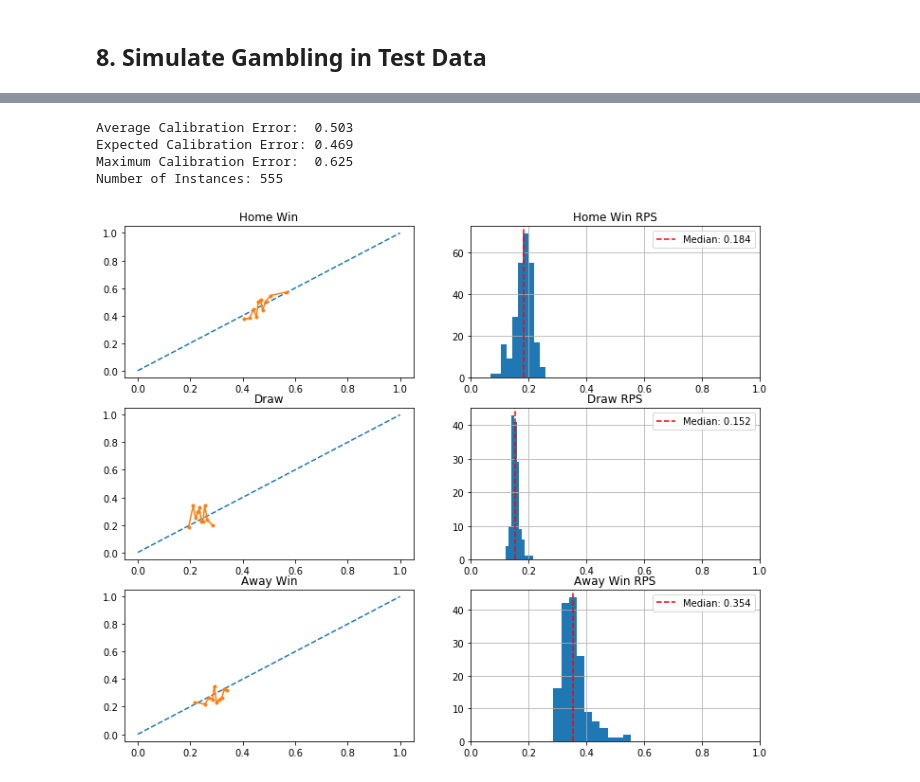
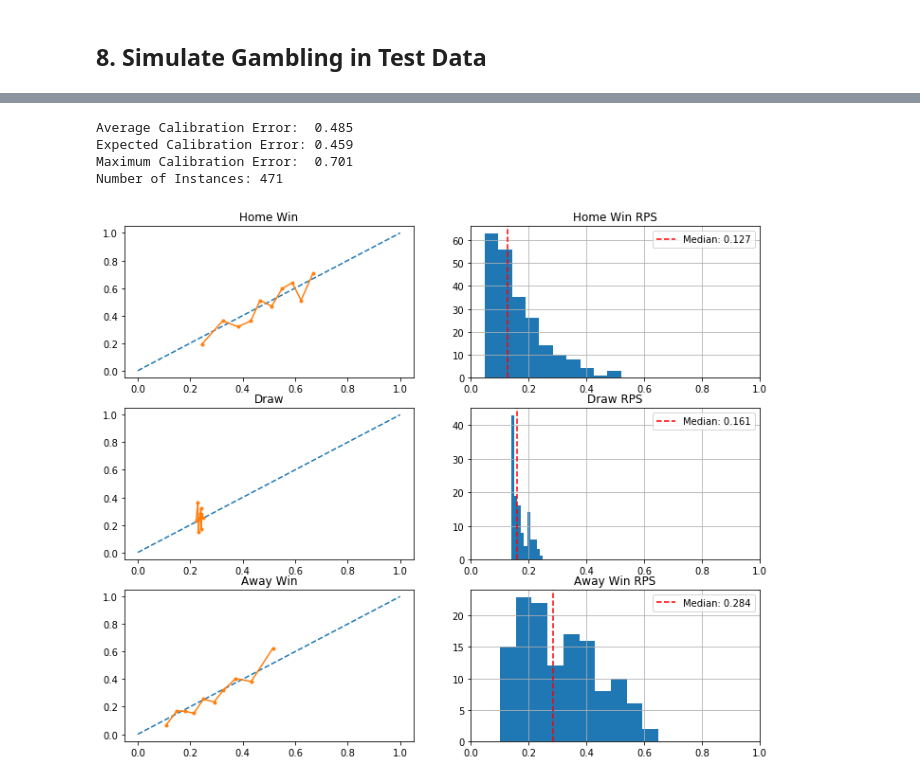
Before and after one commit to DMacGillivray/soccer-predictions, a Jupyter notebook: notebooks/0005.0000 Modeling - Classifiers + Probability Calibration.ipynb, the cells around one changed output, grey strips where cells are left out. Saved outputs shown, nothing was run; the diff lists cells and outputs as text; code cells hidden in the pictures.

```diff
--- a/notebooks/0005.0000 Modeling - Classifiers + Probability Calibration.ipynb
+++ b/notebooks/0005.0000 Modeling - Classifiers + Probability Calibration.ipynb
@@ -150,7 +151,7 @@ We can either drop all games where the teams have not played, or we can impute
 
 This is quite a big notebook, so for the sake of brevity we will drop all games unless each team has played n previous games
 # %%
-n_back=1
+n_back=2
 df_cut = cut_historical_games(df_select_features, n_back=n_back, drop_all_nan_rows=True, how='any')
 df_cut.head()
 # %% [output]
@@ -526,6 +512,6 @@ CalibratedClassifierCV(base_estimator=LogisticRegression(C=1.0,
                        cv='prefit', method='sigmoid')
 # %%
-def predict_on_test(X_t, y_y, meta_t, clf, srs):
+def predict_on_test(X_t, y_y, meta_t, srs, sig_clf):
     meta_t = meta_held_out_test.copy(deep=True)
     X_t = X_held_out_test.copy(deep=True)
     y_t = y_held_out_test.copy(deep=True)
@@ -535,7 +521,7 @@ def predict_on_test(X_t, y_y, meta_t, clf, srs):
     y_t.reset_index(drop=True, inplace=True)
 
 
-    # X_t = srs.transform(X_t)
+    X_t = srs.transform(X_t)
     test_preds = sig_clf.predict_proba(X_t)
     test_preds_df = pd.DataFrame(test_preds, columns = clf.classes_)
     df_test = pd.concat([meta_t, test_preds_df], sort=False, axis=1)
@@ -654,39 +640,39 @@ def do_bets(df_orig):
 def calculate_EVs(df_orig):
     df = df_orig.copy(deep=True)
     df['hwin_unit_EV'] = (df[1]* (df['hwinOddsMean']-1)) + ((1- df[1]) * -1)
     df['draw_unit_EV'] = (df[2]* (df['drawOddsMean']-1)) + ((1- df[2]) * -1)
     df['awin_unit_EV'] = (df[3]* (df['awinOddsMean']-1)) + ((1- df[3]) * -1)
     return df
 
 
 def simulate_betting(df,
                      strategy='highest_EV_per_game',
                      param_dict={'EV_threshold': 0.0}):
 
     df = calculate_EVs(df)
 
     if strategy == 'highest_EV_per_game':
         df = bet_highest_EV_per_game(df, param_dict)
     if strategy == 'all_positive_EVs':
         df = bet_all_positive_EVs(df, param_dict)
     if strategy == 'single_bet_type_positive_EV':
         df = bet_single_bet_positive_EV(df, param_dict)
 
     df = do_bets(df)
     return df
 
 
 
-df = predict_on_test(X_held_out_test, y_held_out_test, meta_held_out_test, clf, srs)
+df = predict_on_test(X_held_out_test, y_held_out_test, meta_held_out_test, srs, sig_clf)
 
 get_model_diagnosis(df, add_baseline=True)
 plt.show();
 # %% [output]
-Average Calibration Error:  0.503
-Expected Calibration Error: 0.469
-Maximum Calibration Error:  0.625
-Number of Instances: 555
+Average Calibration Error:  0.485
+Expected Calibration Error: 0.459
+Maximum Calibration Error:  0.701
+Number of Instances: 471
-[figure, old version]
+[figure, new version]
 # %%
 df = simulate_betting(df)
 
```
Also changed, not shown: parts of 21 cells of this notebook, 1 other file.
